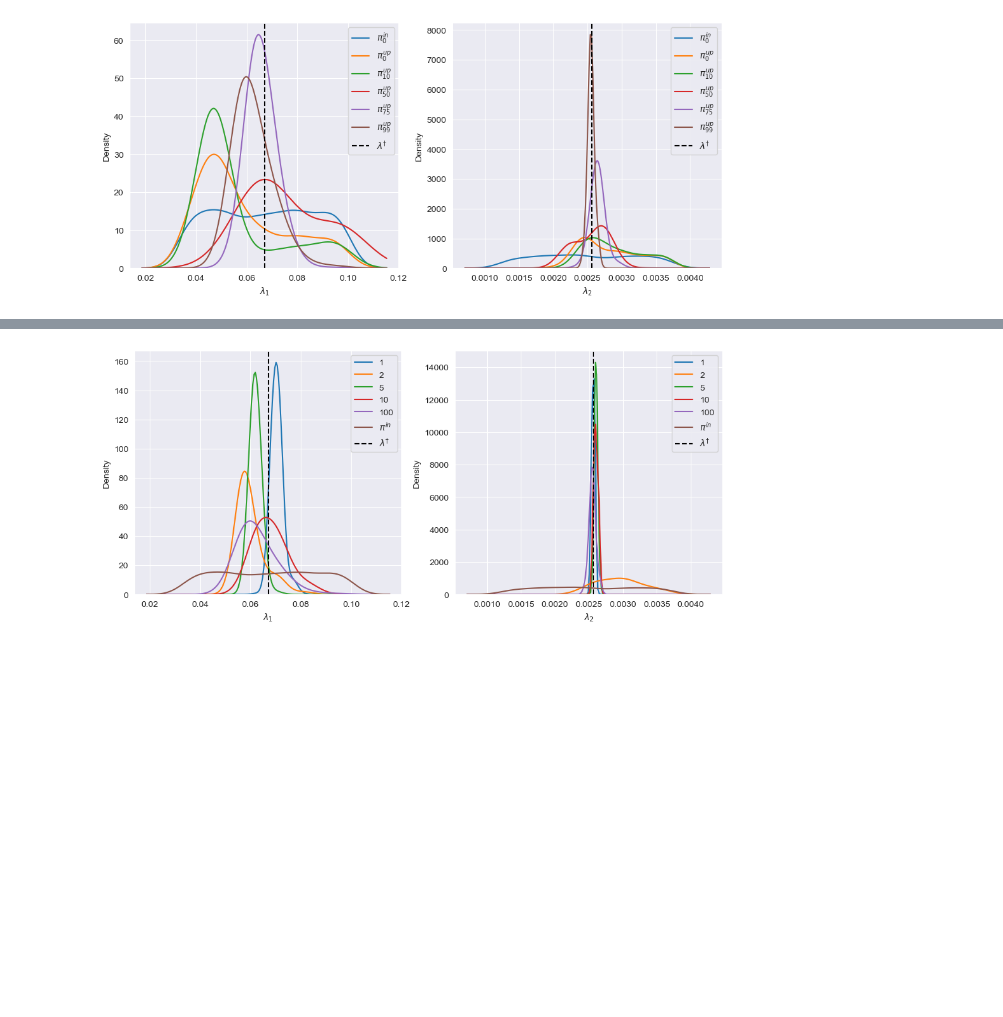
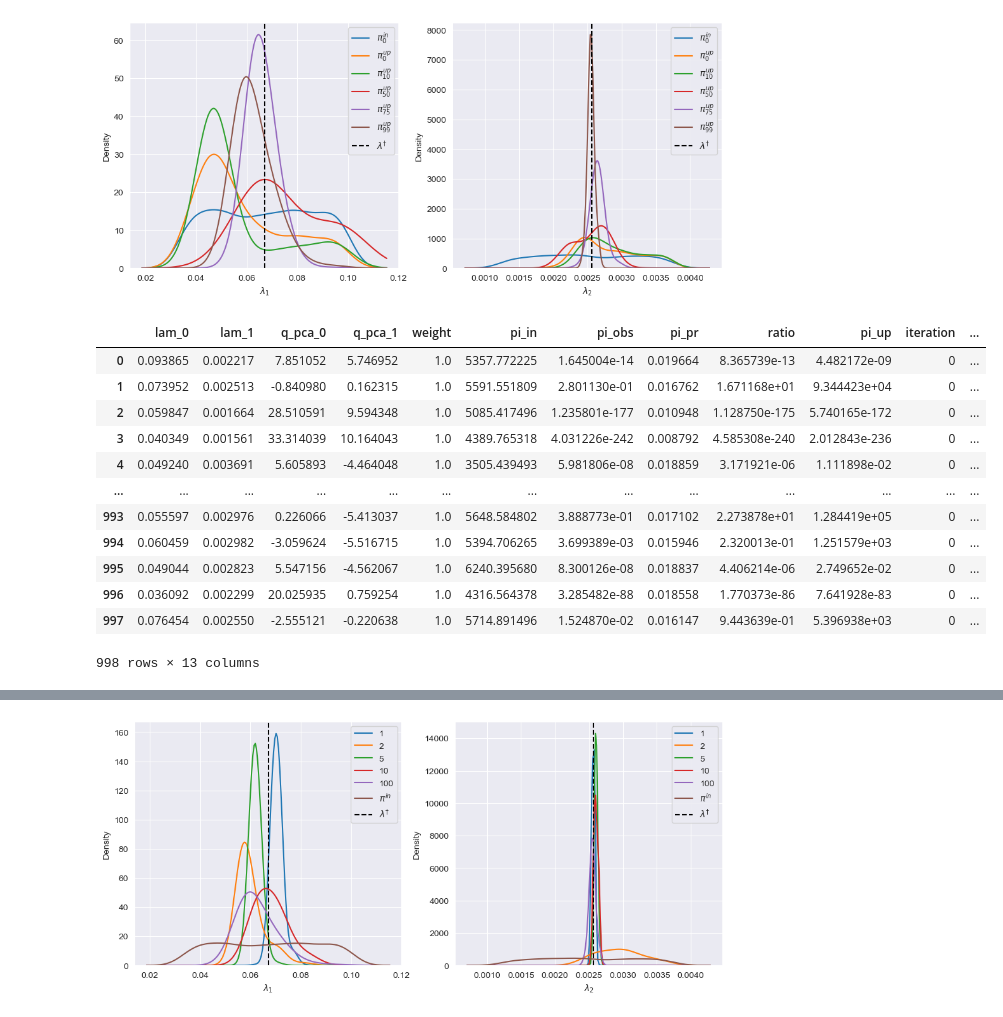
Before and after one commit to UT-CHG/pyDCI, a Jupyter notebook: notebooks/Examples/ADCIRC-Iterative.ipynb, the cells around one changed output, grey strips where cells are left out. Drawn from its saved outputs; the diff is of its cells as text; code cells hidden in the pictures; blank space fills up the shorter version.

```diff
--- a/notebooks/Examples/ADCIRC-Iterative.ipynb
+++ b/notebooks/Examples/ADCIRC-Iterative.ipynb
@@ -209,3 +225,19 @@ ad.plot_iterations(pca_100, plot_idxs=[0, 10, 50, 75, 99], lam_true=lam_ref)
 plt.savefig("adcirc_lam_density_100_splits.png")
 # %% [output]
 [figure]
+# %%
+pca_2.pca_states[pca_2.pca_states["iteration"] == 0]
+# %% [output]
+|  | lam_0 | lam_1 | q_pca_0 | q_pca_1 | weight | pi_in | pi_obs | pi_pr | ratio | pi_up | iteration | ... |
+| 0 | 0.093865 | 0.002217 | 7.851052 | 5.746952 | 1.0 | 5357.772225 | 1.645004e-14 | 0.019664 | 8.365739e-13 | 4.482172e-09 | 0 | ... |
+| 1 | 0.073952 | 0.002513 | -0.840980 | 0.162315 | 1.0 | 5591.551809 | 2.801130e-01 | 0.016762 | 1.671168e+01 | 9.344423e+04 | 0 | ... |
+| 2 | 0.059847 | 0.001664 | 28.510591 | 9.594348 | 1.0 | 5085.417496 | 1.235801e-177 | 0.010948 | 1.128750e-175 | 5.740165e-172 | 0 | ... |
+| 3 | 0.040349 | 0.001561 | 33.314039 | 10.164043 | 1.0 | 4389.765318 | 4.031226e-242 | 0.008792 | 4.585308e-240 | 2.012843e-236 | 0 | ... |
+| 4 | 0.049240 | 0.003691 | 5.605893 | -4.464048 | 1.0 | 3505.439493 | 5.981806e-08 | 0.018859 | 3.171921e-06 | 1.111898e-02 | 0 | ... |
+| ... | ... | ... | ... | ... | ... | ... | ... | ... | ... | ... | ... | ... |
+| 993 | 0.055597 | 0.002976 | 0.226066 | -5.413037 | 1.0 | 5648.584802 | 3.888773e-01 | 0.017102 | 2.273878e+01 | 1.284419e+05 | 0 | ... |
+| 994 | 0.060459 | 0.002982 | -3.059624 | -5.516715 | 1.0 | 5394.706265 | 3.699389e-03 | 0.015946 | 2.320013e-01 | 1.251579e+03 | 0 | ... |
+| 995 | 0.049044 | 0.002823 | 5.547156 | -4.562067 | 1.0 | 6240.395680 | 8.300126e-08 | 0.018837 | 4.406214e-06 | 2.749652e-02 | 0 | ... |
+| 996 | 0.036092 | 0.002299 | 20.025935 | 0.759254 | 1.0 | 4316.564378 | 3.285482e-88 | 0.018558 | 1.770373e-86 | 7.641928e-83 | 0 | ... |
+| 997 | 0.076454 | 0.002550 | -2.555121 | -0.220638 | 1.0 | 5714.891496 | 1.524870e-02 | 0.016147 | 9.443639e-01 | 5.396938e+03 | 0 | ... |
+998 rows × 13 columns
```
Also changed, not shown: parts of 9 cells of this notebook, 13 other files.
